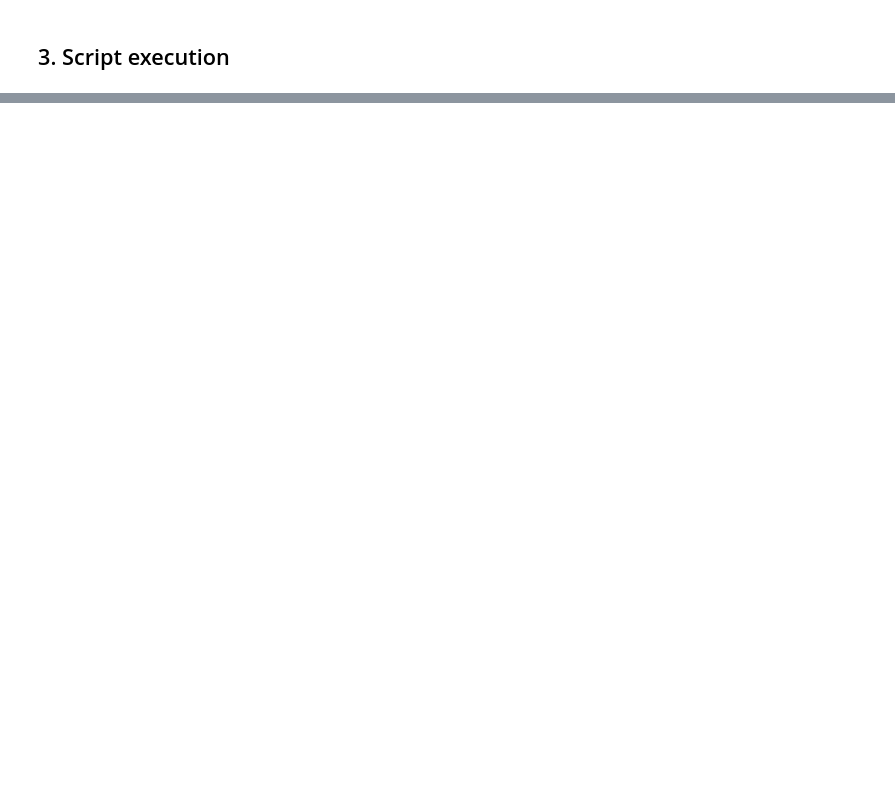
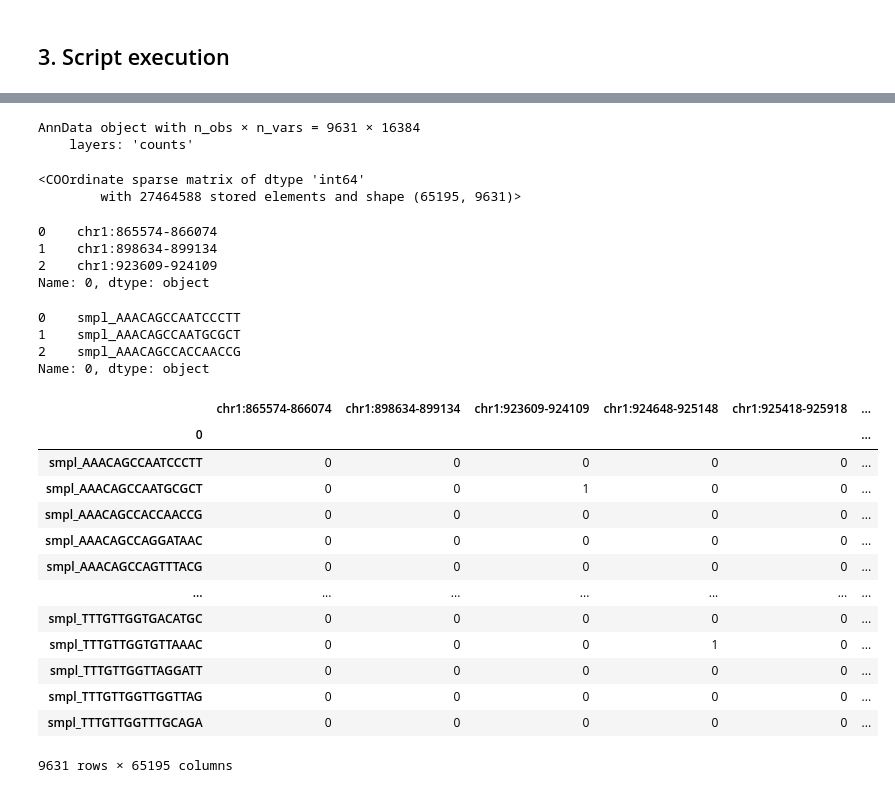
Before and after one commit to emvg/greta, a Jupyter notebook: notes_scenic+/notes_scenicplus.ipynb, the cells around one changed output, grey strips where cells are left out. Saved outputs shown, nothing was run; the diff lists cells and outputs as text; code cells hidden in the pictures; blank space fills up the shorter version.

```diff
--- a/notes_scenic+/notes_scenicplus.ipynb
+++ b/notes_scenic+/notes_scenicplus.ipynb
@@ -213,0 +338,45 @@ We now have all the inputs ready, we can run the main script `workflow/scripts/m
+# %%
+rna
+# %% [output]
+AnnData object with n_obs × n_vars = 9631 × 16384
+    layers: 'counts'
+# %%
+bool_mat = scipy.io.mmread(f"{outdir}/bool_mat.mtx")
+bool_mat
+# %% [output]
+<COOrdinate sparse matrix of dtype 'int64'
+        with 27464588 stored elements and shape (65195, 9631)>
+# %%
+peaks = pd.read_csv(f"{outdir}/cres.txt", header=None)[0]
+peaks.head(3)
+# %% [output]
+0    chr1:865574-866074
+1    chr1:898634-899134
+2    chr1:923609-924109
+Name: 0, dtype: object
+# %%
+barcodes = pd.read_csv(f"{outdir}/brcs.txt", header=None)[0]
+barcodes.head(3)
+# %% [output]
+0    smpl_AAACAGCCAATCCCTT
+1    smpl_AAACAGCCAATGCGCT
+2    smpl_AAACAGCCACCAACCG
+Name: 0, dtype: object
+# %%
+bool_df = pd.DataFrame(bool_mat.toarray().T, index=barcodes, columns=peaks)
+bool_df    # cells x peaks
+# %% [output]
+|  | chr1:865574-866074 | chr1:898634-899134 | chr1:923609-924109 | chr1:924648-925148 | chr1:925418-925918 | ... |
+| 0 |  |  |  |  |  | ... |
+| smpl_AAACAGCCAATCCCTT | 0 | 0 | 0 | 0 | 0 | ... |
+| smpl_AAACAGCCAATGCGCT | 0 | 0 | 1 | 0 | 0 | ... |
+| smpl_AAACAGCCACCAACCG | 0 | 0 | 0 | 0 | 0 | ... |
+| smpl_AAACAGCCAGGATAAC | 0 | 0 | 0 | 0 | 0 | ... |
+| smpl_AAACAGCCAGTTTACG | 0 | 0 | 0 | 0 | 0 | ... |
+| ... | ... | ... | ... | ... | ... | ... |
+| smpl_TTTGTTGGTGACATGC | 0 | 0 | 0 | 0 | 0 | ... |
+| smpl_TTTGTTGGTGTTAAAC | 0 | 0 | 0 | 1 | 0 | ... |
+| smpl_TTTGTTGGTTAGGATT | 0 | 0 | 0 | 0 | 0 | ... |
+| smpl_TTTGTTGGTTGGTTAG | 0 | 0 | 0 | 0 | 0 | ... |
+| smpl_TTTGTTGGTTTGCAGA | 0 | 0 | 0 | 0 | 0 | ... |
+9631 rows × 65195 columns
```
Also changed, not shown: parts of 46 cells of this notebook.
